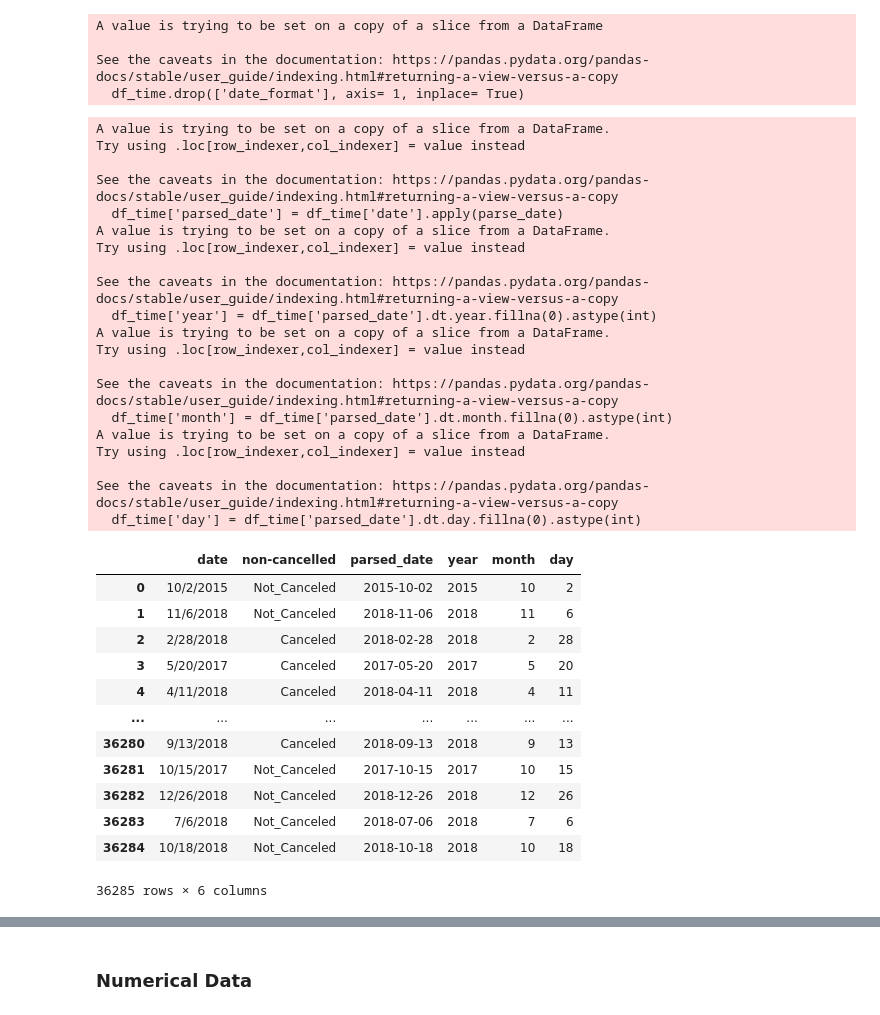
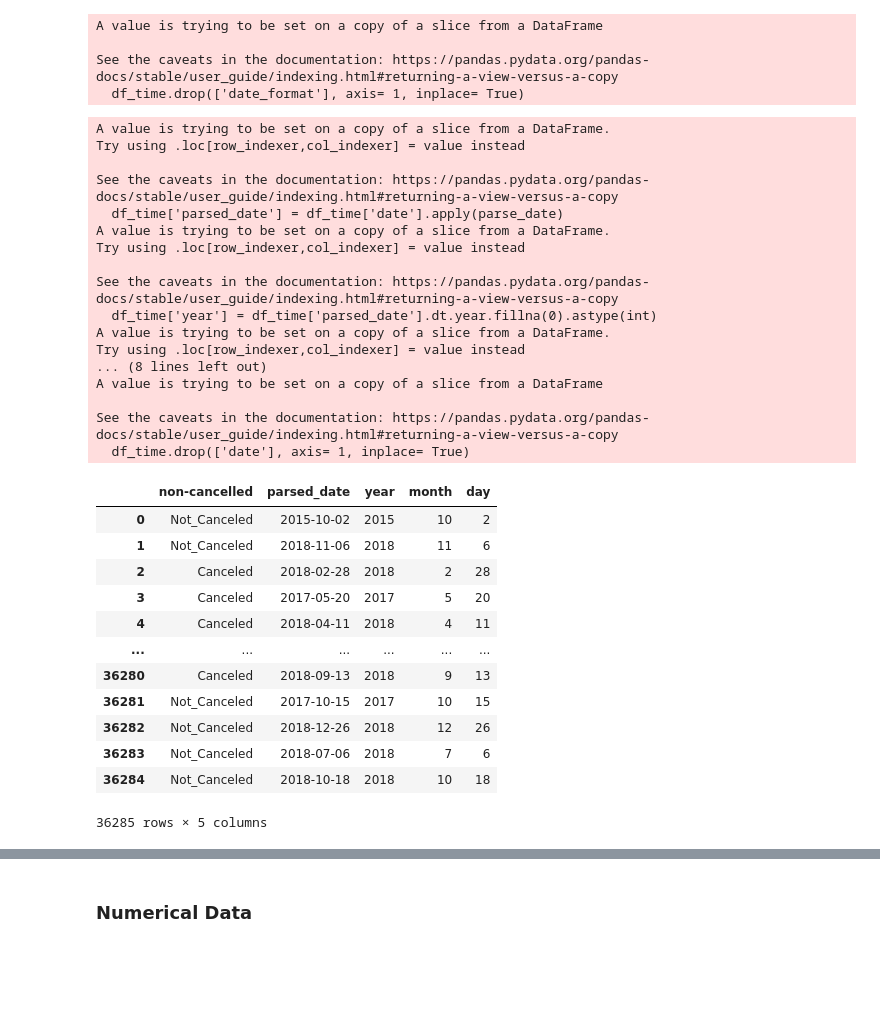
Before and after one commit to zizoisprogramming/Hotel-Reservations, a Jupyter notebook: hotel-reservation.ipynb, the cells around one changed output, grey strips where cells are left out. Drawn from its saved outputs; the diff is of its cells as text; code cells hidden in the pictures; blank space fills up the shorter version.

Commit message:
Time series analysis completed partially.

```diff
--- a/hotel-reservation.ipynb
+++ b/hotel-reservation.ipynb
@@ -388,8 +389,6 @@ A value is trying to be set on a copy of a slice from a DataFrame
 See the caveats in the documentation: https://pandas.pydata.org/pandas-docs/stable/user_guide/indexing.html#returning-a-view-versus-a-copy
   df_time.drop(['date_format'], axis= 1, inplace= True)
 # %%
-import re
-from collections import defaultdict
 # Function to parse dates with multiple formats
 def parse_date(date_str):
     try:
@@ -405,50 +404,47 @@ def parse_date(date_str):
                 return pd.to_datetime(date_str, format='%m-%d-%Y')
             except ValueError:
                 return pd.NaT
 
 # Apply the function to identify formats
 
 # Parse the dates
 df_time['parsed_date'] = df_time['date'].apply(parse_date)
 
 # Extract year, month, day and convert to integers
 df_time['year'] = df_time['parsed_date'].dt.year.fillna(0).astype(int)
 df_time['month'] = df_time['parsed_date'].dt.month.fillna(0).astype(int)
 df_time['day'] = df_time['parsed_date'].dt.day.fillna(0).astype(int)
 
-df_time.drop(['parsed_date','date'], axis= 1, inplace= True)
+df_time.drop(['date'], axis= 1, inplace= True)
 df_time
 # %% [output]
 A value is trying to be set on a copy of a slice from a DataFrame.
 Try using .loc[row_indexer,col_indexer] = value instead
 
 See the caveats in the documentation: https://pandas.pydata.org/pandas-docs/stable/user_guide/indexing.html#returning-a-view-versus-a-copy
   df_time['parsed_date'] = df_time['date'].apply(parse_date)
 A value is trying to be set on a copy of a slice from a DataFrame.
 Try using .loc[row_indexer,col_indexer] = value instead
 
 See the caveats in the documentation: https://pandas.pydata.org/pandas-docs/stable/user_guide/indexing.html#returning-a-view-versus-a-copy
   df_time['year'] = df_time['parsed_date'].dt.year.fillna(0).astype(int)
 A value is trying to be set on a copy of a slice from a DataFrame.
 Try using .loc[row_indexer,col_indexer] = value instead
+... (8 lines left out)
+A value is trying to be set on a copy of a slice from a DataFrame
 
 See the caveats in the documentation: https://pandas.pydata.org/pandas-docs/stable/user_guide/indexing.html#returning-a-view-versus-a-copy
-  df_time['month'] = df_time['parsed_date'].dt.month.fillna(0).astype(int)
-A value is trying to be set on a copy of a slice from a DataFrame.
-Try using .loc[row_indexer,col_indexer] = value instead
-
-See the caveats in the documentation: https://pandas.pydata.org/pandas-docs/stable/user_guide/indexing.html#returning-a-view-versus-a-copy
-  df_time['day'] = df_time['parsed_date'].dt.day.fillna(0).astype(int)
+  df_time.drop(['date'], axis= 1, inplace= True)
-|  | date | non-cancelled | parsed_date | year | month | day |
-| 0 | 10/2/2015 | Not_Canceled | 2015-10-02 | 2015 | 10 | 2 |
-| 1 | 11/6/2018 | Not_Canceled | 2018-11-06 | 2018 | 11 | 6 |
-| 2 | 2/28/2018 | Canceled | 2018-02-28 | 2018 | 2 | 28 |
-| 3 | 5/20/2017 | Canceled | 2017-05-20 | 2017 | 5 | 20 |
-| 4 | 4/11/2018 | Canceled | 2018-04-11 | 2018 | 4 | 11 |
-| ... | ... | ... | ... | ... | ... | ... |
-| 36280 | 9/13/2018 | Canceled | 2018-09-13 | 2018 | 9 | 13 |
-| 36281 | 10/15/2017 | Not_Canceled | 2017-10-15 | 2017 | 10 | 15 |
-| 36282 | 12/26/2018 | Not_Canceled | 2018-12-26 | 2018 | 12 | 26 |
-| 36283 | 7/6/2018 | Not_Canceled | 2018-07-06 | 2018 | 7 | 6 |
-| 36284 | 10/18/2018 | Not_Canceled | 2018-10-18 | 2018 | 10 | 18 |
+|  | non-cancelled | parsed_date | year | month | day |
+| 0 | Not_Canceled | 2015-10-02 | 2015 | 10 | 2 |
+| 1 | Not_Canceled | 2018-11-06 | 2018 | 11 | 6 |
+| 2 | Canceled | 2018-02-28 | 2018 | 2 | 28 |
+| 3 | Canceled | 2017-05-20 | 2017 | 5 | 20 |
+| 4 | Canceled | 2018-04-11 | 2018 | 4 | 11 |
+| ... | ... | ... | ... | ... | ... |
+| 36280 | Canceled | 2018-09-13 | 2018 | 9 | 13 |
+| 36281 | Not_Canceled | 2017-10-15 | 2017 | 10 | 15 |
+| 36282 | Not_Canceled | 2018-12-26 | 2018 | 12 | 26 |
+| 36283 | Not_Canceled | 2018-07-06 | 2018 | 7 | 6 |
+| 36284 | Not_Canceled | 2018-10-18 | 2018 | 10 | 18 |
-36285 rows × 6 columns
+36285 rows × 5 columns
```
Also changed, not shown: parts of 23 cells of this notebook.
